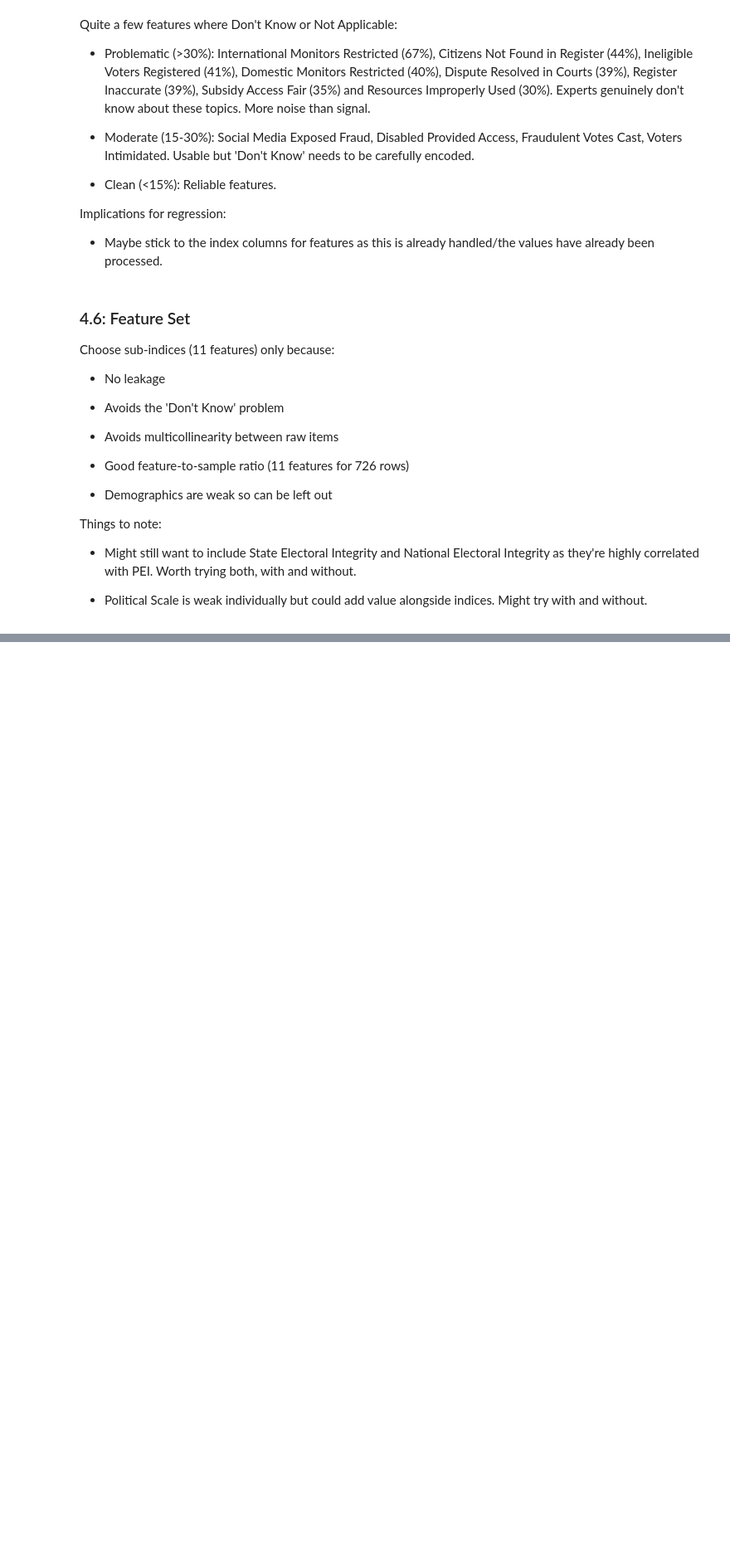
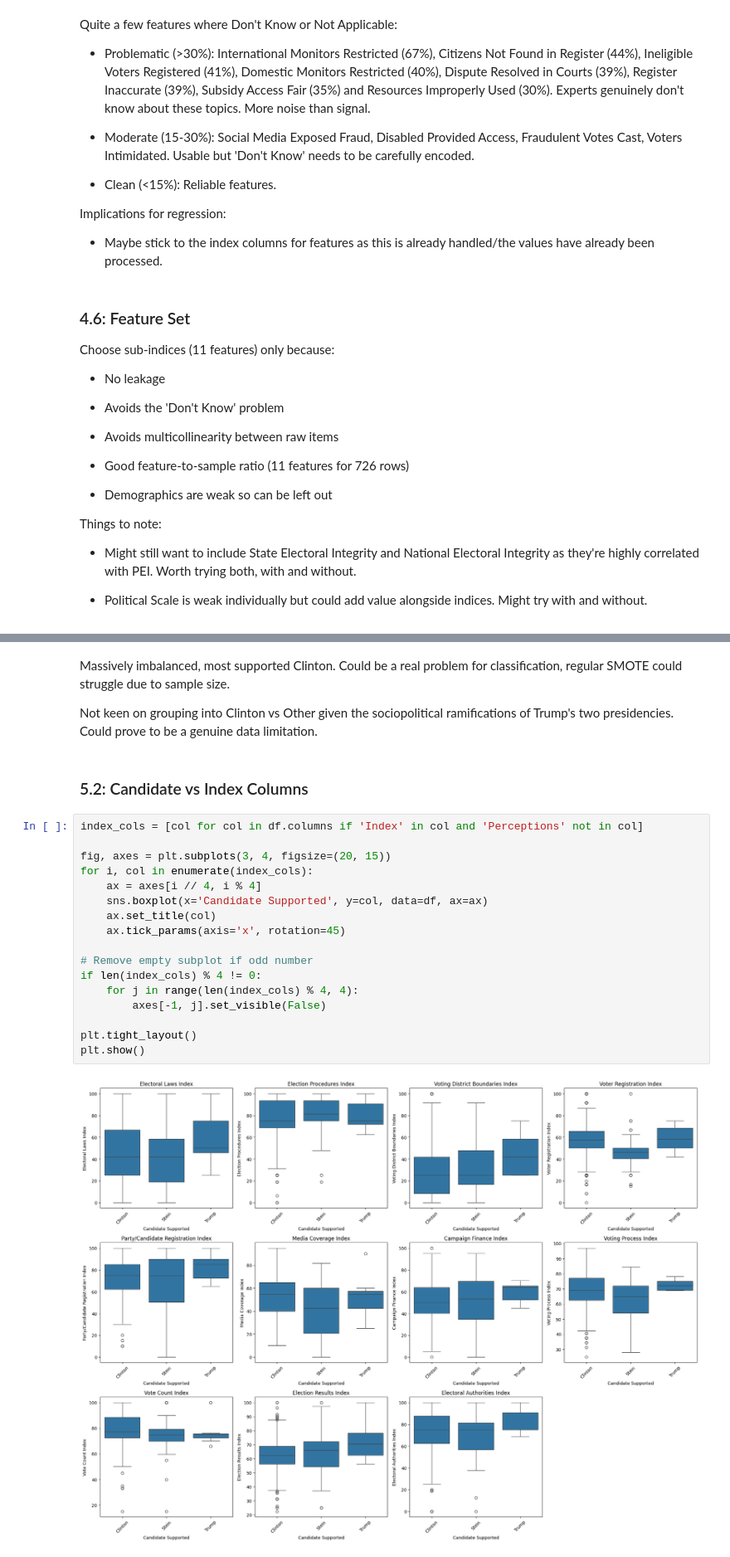
Before and after one commit to charlottedavidson524/2016_US_Election_ML, a Jupyter notebook: notebook/EDA.ipynb, the cells around one changed output, grey strips where cells are left out. Shown at 83% size. Cells and saved outputs as stored; diff of their text form; blank space fills up the shorter version.

Commit message:
EDA for classification and clustering

```diff
--- a/notebook/EDA.ipynb
+++ b/notebook/EDA.ipynb
@@ -641,0 +666,25 @@ Things to note:
+# %% [markdown]
+Massively imbalanced, most supported Clinton. Could be a real problem for classification, regular SMOTE could struggle due to sample size.
+
+Not keen on grouping into Clinton vs Other given the sociopolitical ramifications of Trump's two presidencies. Could prove to be a genuine data limitation.
+# %% [markdown]
+### 5.2: Candidate vs Index Columns
+# %%
+index_cols = [col for col in df.columns if 'Index' in col and 'Perceptions' not in col]
+
+fig, axes = plt.subplots(3, 4, figsize=(20, 15))
+for i, col in enumerate(index_cols):
+    ax = axes[i // 4, i % 4]
+    sns.boxplot(x='Candidate Supported', y=col, data=df, ax=ax)
+    ax.set_title(col)
+    ax.tick_params(axis='x', rotation=45)
+
+# Remove empty subplot if odd number
+if len(index_cols) % 4 != 0:
+    for j in range(len(index_cols) % 4, 4):
+        axes[-1, j].set_visible(False)
+
+plt.tight_layout()
+plt.show()
+# %% [output]
+[figure, added]
```
Also changed, not shown: parts of 28 cells of this notebook.
